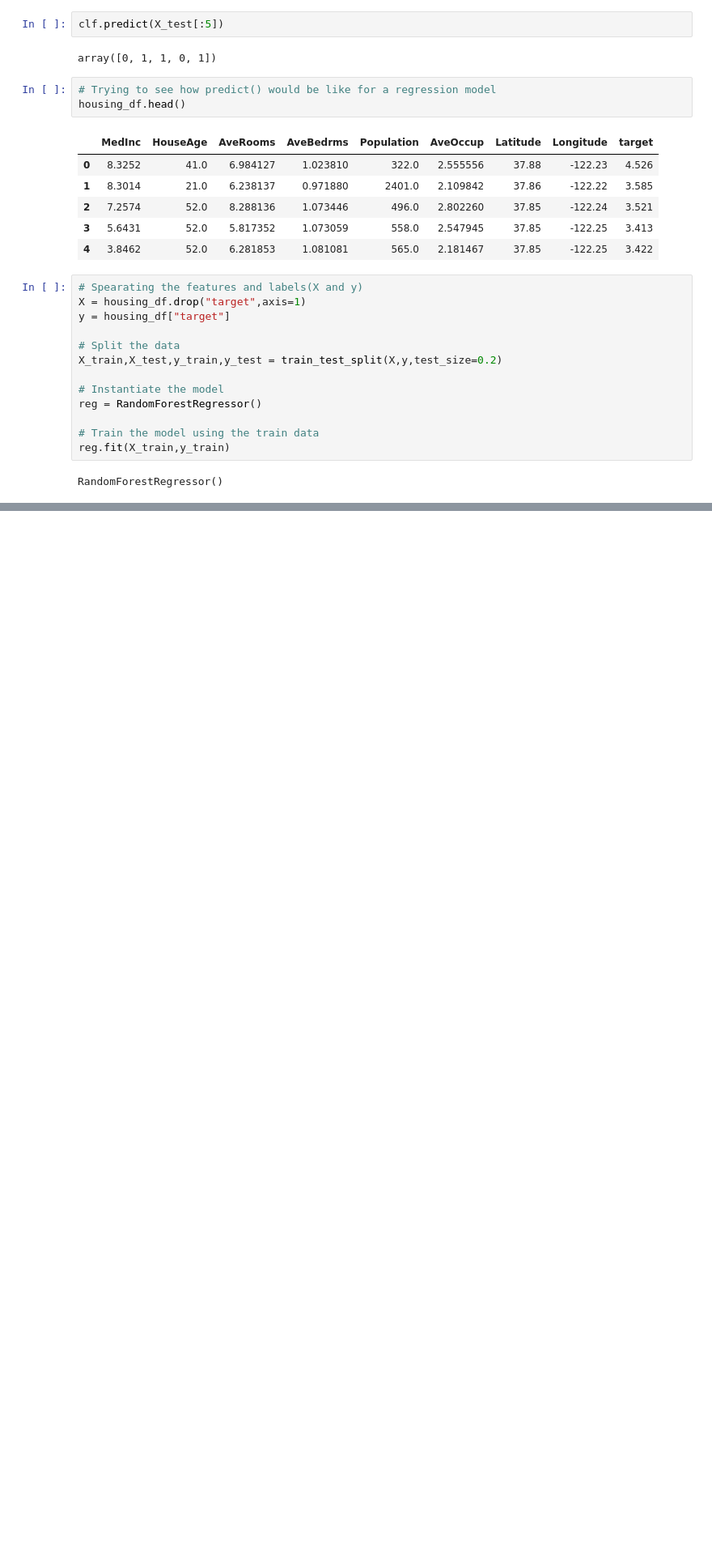
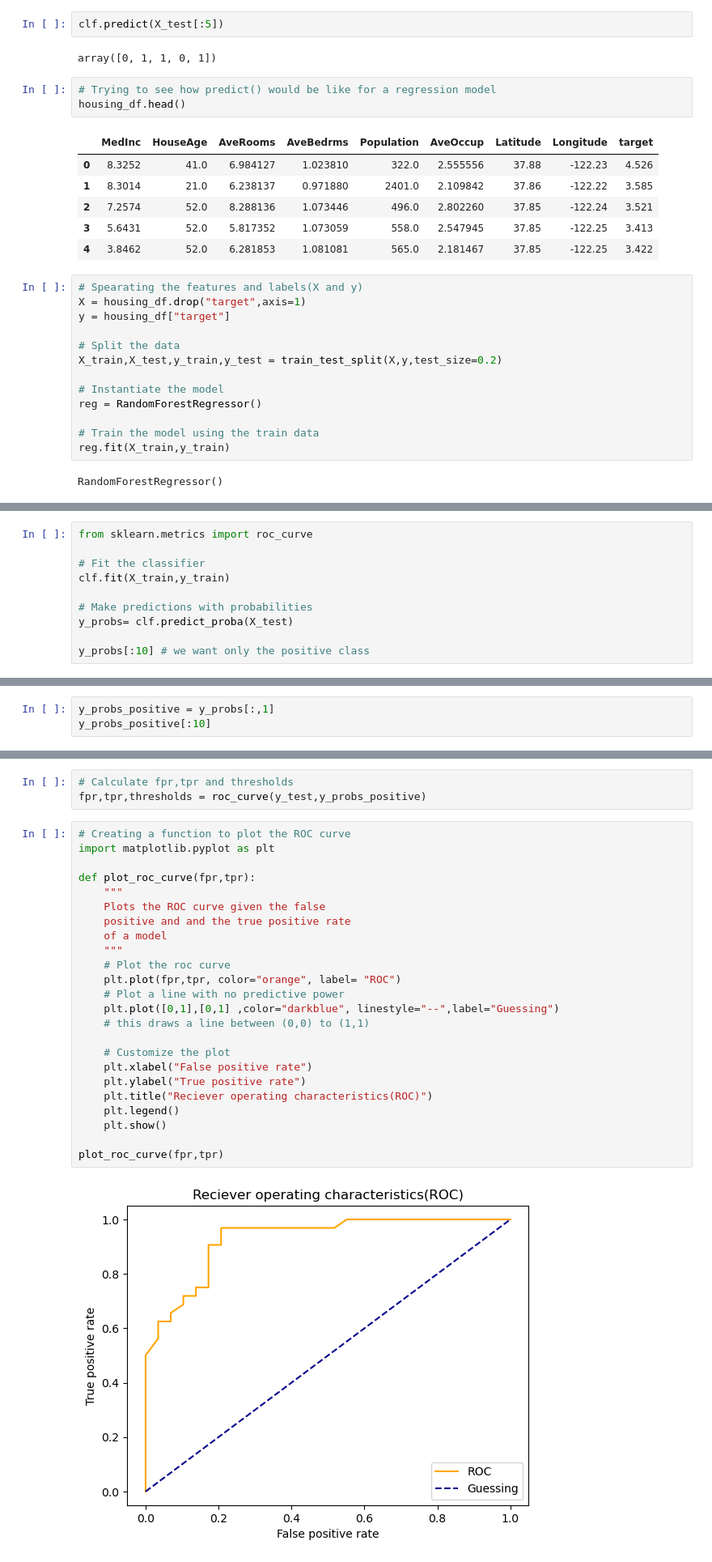
Before and after one commit to adityapaul26/ml, a Jupyter notebook: Introduction-to-Scikit-learn.ipynb, the cells around one changed output, grey strips where cells are left out. Shown at 81% size. Drawn from its saved outputs; the diff is of its cells as text; blank space fills up the shorter version.

```diff
--- a/Introduction-to-Scikit-learn.ipynb
+++ b/Introduction-to-Scikit-learn.ipynb
@@ -766,0 +870,10 @@ mean_absolute_error(y_test, y_preds)
+# %%
+from sklearn.metrics import roc_curve
+
+# Fit the classifier
+clf.fit(X_train,y_train)
+
+# Make predictions with probabilities
+y_probs= clf.predict_proba(X_test)
+
+y_probs[:10] # we want only the positive class
@@ -766,0 +891,3 @@ mean_absolute_error(y_test, y_preds)
+# %%
+y_probs_positive = y_probs[:,1]
+y_probs_positive[:10]
@@ -766,0 +998,29 @@ mean_absolute_error(y_test, y_preds)
+# %%
+# Calculate fpr,tpr and thresholds
+fpr,tpr,thresholds = roc_curve(y_test,y_probs_positive)
+# %%
+# Creating a function to plot the ROC curve
+import matplotlib.pyplot as plt
+
+def plot_roc_curve(fpr,tpr):
+    """
+    Plots the ROC curve given the false
+    positive and and the true positive rate
+    of a model
+    """
+    # Plot the roc curve
+    plt.plot(fpr,tpr, color="orange", label= "ROC")
+    # Plot a line with no predictive power
+    plt.plot([0,1],[0,1] ,color="darkblue", linestyle="--",label="Guessing")
+    # this draws a line between (0,0) to (1,1)
+
+    # Customize the plot
+    plt.xlabel("False positive rate")
+    plt.ylabel("True positive rate")
+    plt.title("Reciever operating characteristics(ROC)")
+    plt.legend()
+    plt.show()
+
+plot_roc_curve(fpr,tpr)
+# %% [output]
+[figure, added]
```
Also changed, not shown: parts of 34 cells of this notebook, 1 other file.
